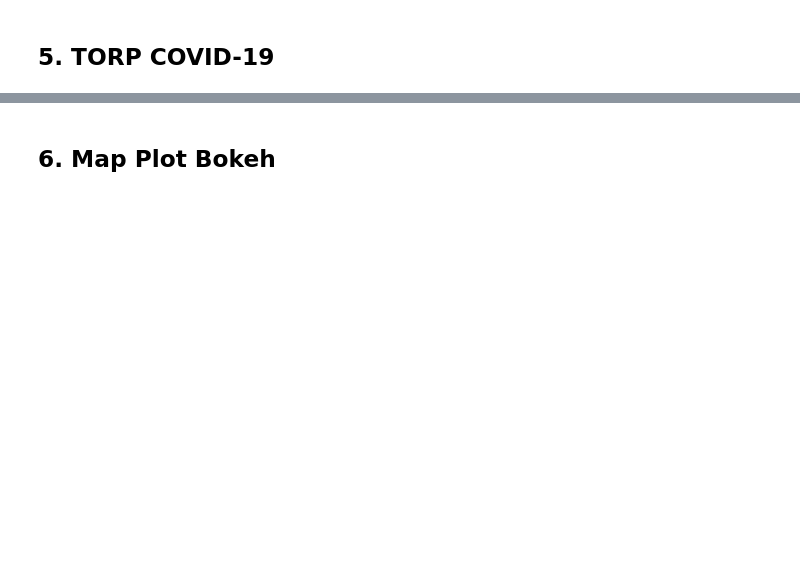
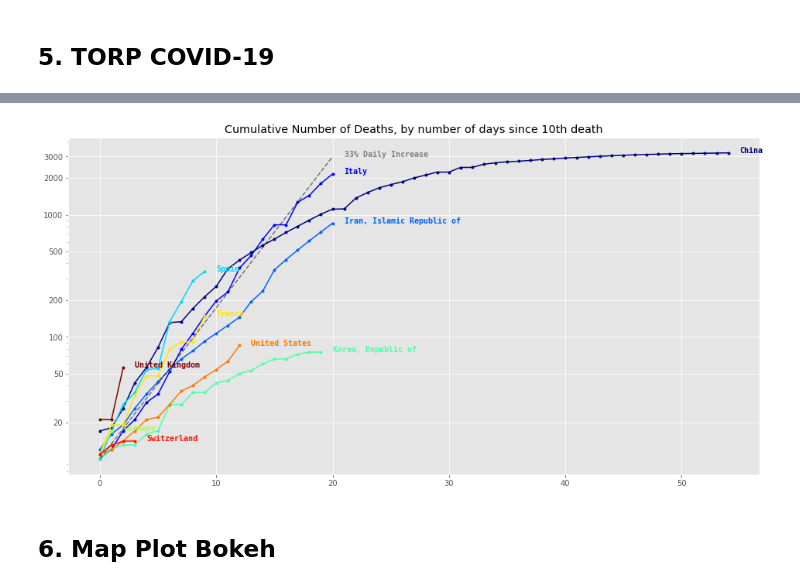
Before and after one commit to arrpak/Covid-19, a Jupyter notebook: notebooks/02_covid_csse_binder.ipynb, the cells around one changed output, grey strips where cells are left out. Saved outputs shown, nothing was run; the diff lists cells and outputs as text; code cells hidden in the pictures; blank space fills up the shorter version.

Commit message:
new graph

```diff
--- a/notebooks/02_covid_csse_binder.ipynb
+++ b/notebooks/02_covid_csse_binder.ipynb
@@ -40,6 +40,24 @@ def rename(dataframe,dictionary):
     for key, value in dict_countries.items():
         for val in value:
             dataframe['Country'] = dataframe['Country'].str.replace(val,key)
+# Plot Cumulative Number of Deaths
+def cum_death(top_country_list,log_scale=True,size=(12,6)):
+    x = list(range(21))
+    y = [10*(1+0.33)**num for num in x]
+    jet= plt.get_cmap('jet')
+    colors = iter(jet(np.linspace(0,1,10)))
+    fig, ax = plt.subplots(figsize=size)
+    for c in top_country_list:
+        my_color = next(colors)
+        ax.plot(data.loc[c].query('Deaths>=10')['Deaths'].values,label=c,marker=".",color=my_color)
+        ax.text(len(data.loc[c].query('Deaths>=10')['Deaths'].values.tolist()),data.loc[c].query('Deaths>=10')['Deaths'].values.tolist()[-1],c,color=my_color,weight="bold",family="monospace")
+    if log_scale == True:
+        ax.set_yscale('log')
+    ax.set_yticks([20, 50, 100, 200, 500, 1000,2000,3000])
+    ax.get_yaxis().set_major_formatter(matplotlib.ticker.ScalarFormatter())
+    plt.plot(x,y,'--',color='black',alpha=0.5)
+    plt.text(len(x),y[-1],'33% Daily Increase',color='grey',weight="bold",family="monospace")
+    plt.title('Cumulative Number of Deaths, by number of days since 10th death');
 # %%
 dict_countries = {'United States':['US'],
                   'United Kingdom':['UK','Jersey','Guernsey'],
@@ -180,3 +202,7 @@ ax7.title.set_text('TOP Deaths w/o China')
+# %%
+cum_death(top_list,log_scale=True,size=(16,8))
+# %% [output]
+[figure, added]
 # %% [markdown]
 ## 6. Map Plot Bokeh
 # %%
```
Also changed, not shown: parts of 11 cells of this notebook, 5 other files.
